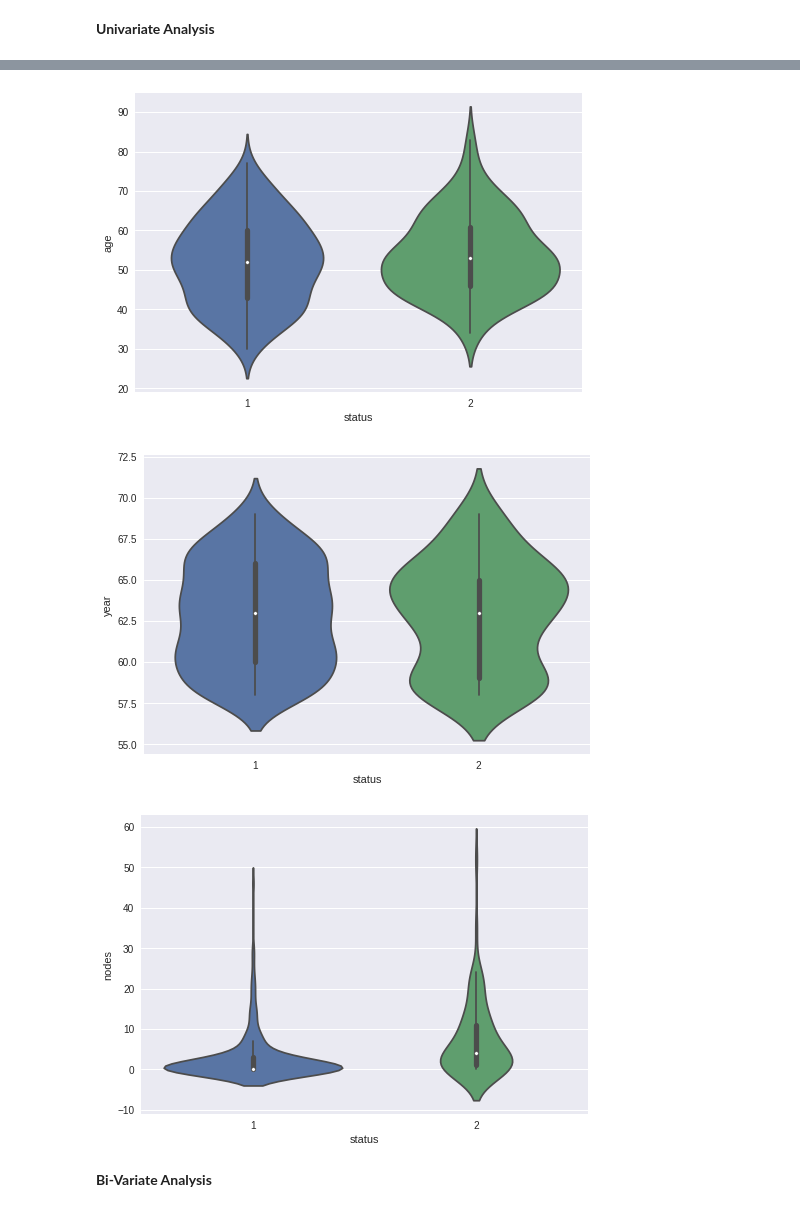
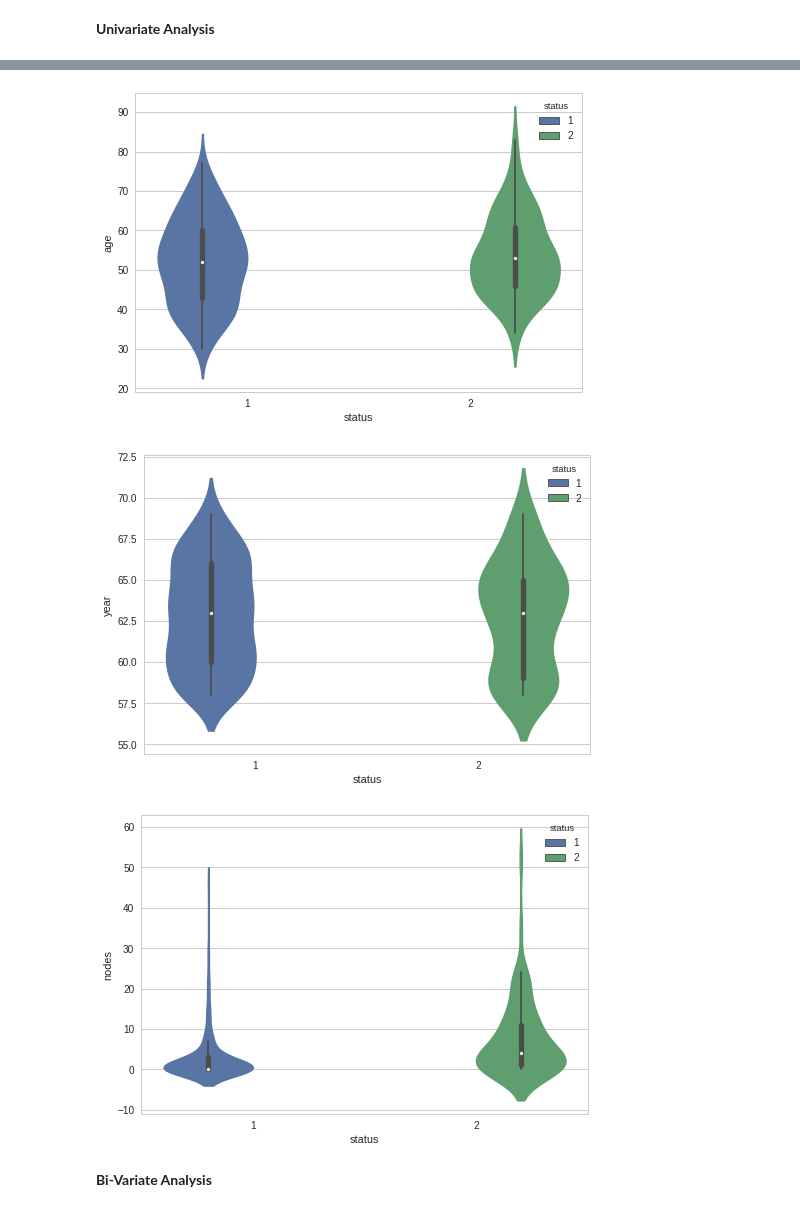
Before and after one commit to PhaneendraYedidi/Machine-Learning-Practices, a Jupyter notebook: Exploratory_Data_Analysis1.ipynb, the cells around one changed output, grey strips where cells are left out. Drawn from its saved outputs; the diff is of its cells as text; code cells hidden in the pictures.

```diff
--- a/Exploratory_Data_Analysis1.ipynb
+++ b/Exploratory_Data_Analysis1.ipynb
@@ -227,17 +286,17 @@ plt.show()
 # %%
 #violin plot
-sns.violinplot(x="status", y="age", data=haberman, size=8)
+sns.violinplot(x="status", y="age", data=haberman, size=8, hue='status')
 plt.show()
 
-sns.violinplot(x="status", y="year", data=haberman, size=8)
+sns.violinplot(x="status", y="year", data=haberman, size=8, hue='status')
 plt.show()
 
-sns.violinplot(x="status", y="nodes", data=haberman, size=8)
+sns.violinplot(x="status", y="nodes", data=haberman, size=8, hue='status')
 plt.show()
 # %% [output]
-[figure, old version]
+[figure, new version]
-[figure, old version]
+[figure, new version]
-[figure, old version]
+[figure, new version]
 # %% [markdown]
 **Bi-Variate Analysis**
 # %%
```
Also changed, not shown: parts of 7 cells of this notebook.
